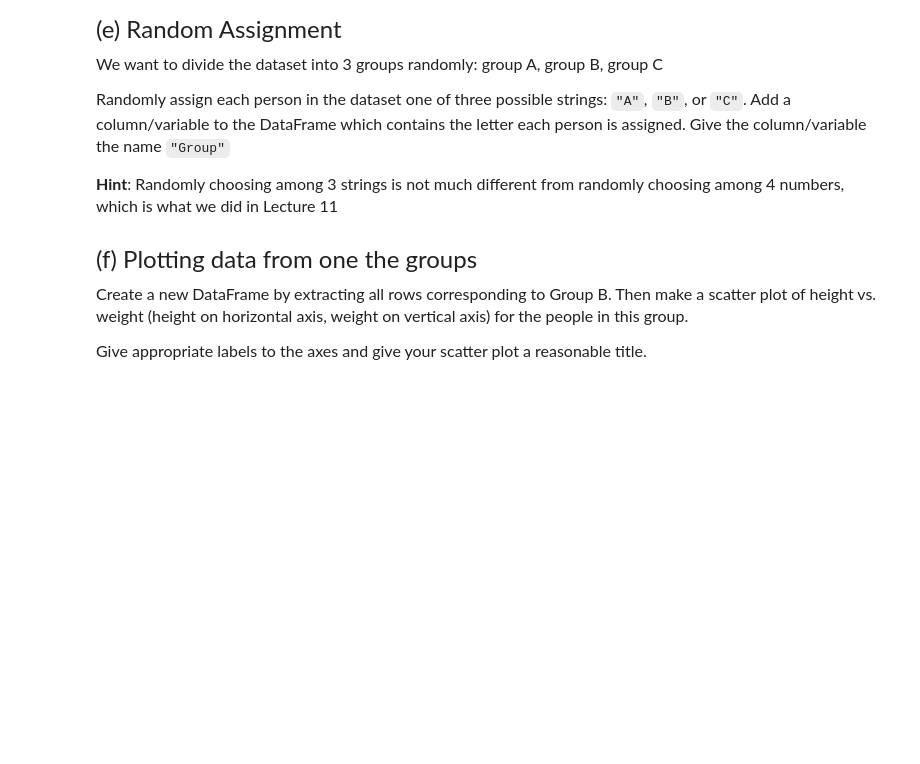
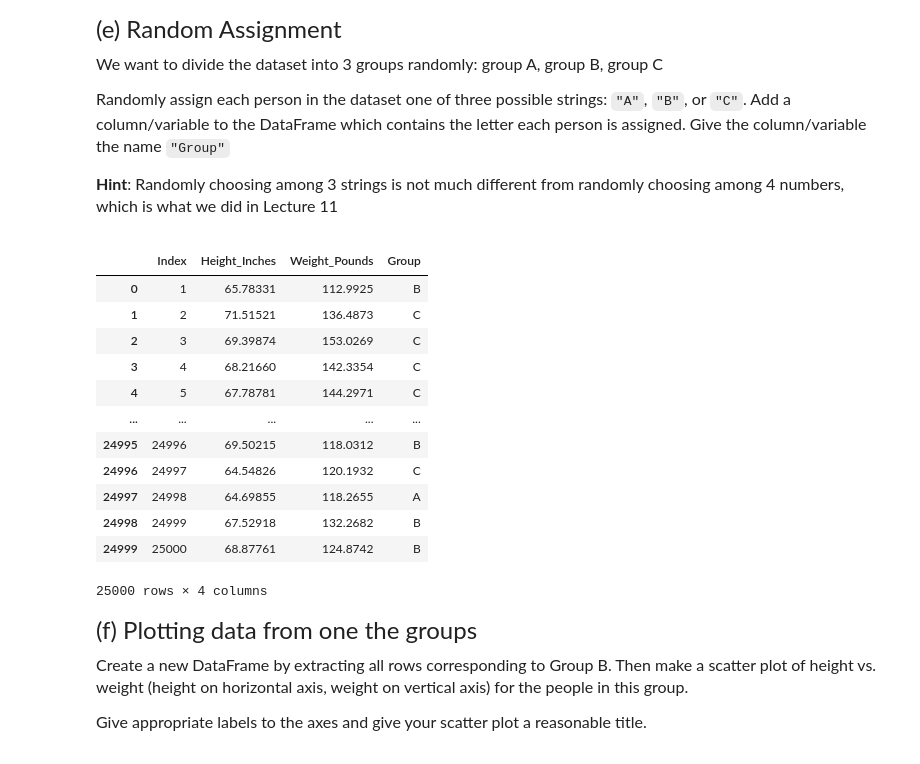
Before and after one commit to gabevu/qtm151fall2025, a Jupyter notebook: practice_quiz_2/practice_quiz.ipynb, the cells around one changed output. Cells and saved outputs as stored; diff of their text form; code cells hidden in the pictures; blank space fills up the shorter version.

```diff
--- a/practice_quiz_2/practice_quiz.ipynb
+++ b/practice_quiz_2/practice_quiz.ipynb
@@ -160,6 +238,25 @@ Randomly assign each person in the dataset one of three possible strings: ``"A"`
 **Hint**: Randomly choosing among 3 strings is not much different from randomly choosing among 4 numbers, which is what we did in Lecture 11
 # %%
 # Write your answer here:
+import numpy as np
+num_rows, num_cols = HeightWeight_Quiz.shape
+group_letter = np.random.choice(["A","B","C"], size = num_rows)
+HeightWeight_Quiz["Group"] = group_letter
+HeightWeight_Quiz
+# %% [output]
+|  | Index | Height_Inches | Weight_Pounds | Group |
+| 0 | 1 | 65.78331 | 112.9925 | B |
+| 1 | 2 | 71.51521 | 136.4873 | C |
+| 2 | 3 | 69.39874 | 153.0269 | C |
+| 3 | 4 | 68.21660 | 142.3354 | C |
+| 4 | 5 | 67.78781 | 144.2971 | C |
+| ... | ... | ... | ... | ... |
+| 24995 | 24996 | 69.50215 | 118.0312 | B |
+| 24996 | 24997 | 64.54826 | 120.1932 | C |
+| 24997 | 24998 | 64.69855 | 118.2655 | A |
+| 24998 | 24999 | 67.52918 | 132.2682 | B |
+| 24999 | 25000 | 68.87761 | 124.8742 | B |
+25000 rows × 4 columns
 # %% [markdown]
 <font size = "5">
 
```
Also changed, not shown: parts of 23 cells of this notebook, 3 other files.
